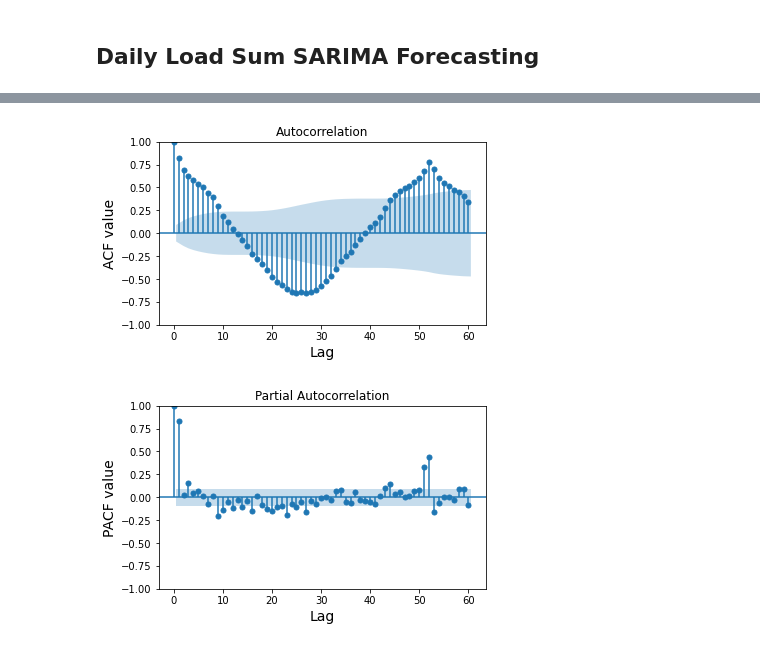
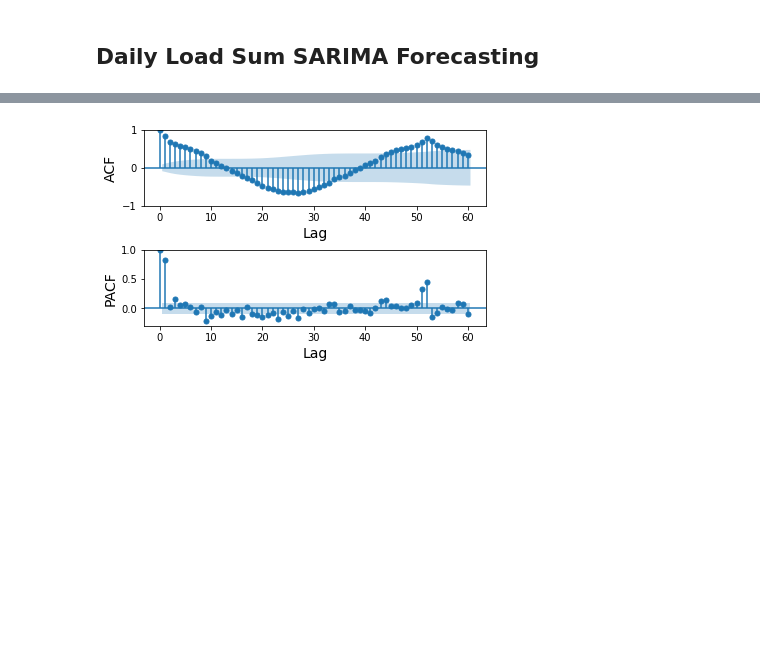
Before and after one commit to BleakHeart/Report-2, a Jupyter notebook: src/SARIMA.ipynb, the cells around one changed output, grey strips where cells are left out. Cells and saved outputs as stored; diff of their text form; code cells hidden in the pictures; blank space fills up the shorter version.

```diff
--- a/src/SARIMA.ipynb
+++ b/src/SARIMA.ipynb
@@ -349,0 +350,11 @@ df
+# %%
+plot_data(
+    df=df_W,
+    file='Poland_Load_W_resampled_detrend',
+    lw=0.9,
+    feature='Load_detrend'
+)
+
+df_W.set_index('Date', inplace=True)
+
+df_W
@@ -350,5 +377,5 @@ df
 # %%
-weekly_Load = df[['Load_detrend']].copy()
+weekly_Load = df_W[['Load_detrend']].copy()
 weekly_Load
 # %% [output]
 |  | Load_detrend |
@@ -368,25 +436,26 @@ weekly_Load
 # %%
+ax = latex_settings(nrows=2, ncols=1)
+
 lag = 60
-ax = latex_settings()
-fig = sm.graphics.tsa.plot_acf(weekly_Load, lags=lag, ax=ax)
-ax.set_xlabel('Lag')
-ax.set_ylabel('ACF value')
-plt.savefig('../Images/SARIMAX/ACF_weeks.png')
-plt.show()
-plt.clf()
-plt.close()
 
-ax = latex_settings()
-fig = sm.graphics.tsa.plot_pacf(weekly_Load, lags=lag, ax=ax)
-ax.set_xlabel('Lag')
-ax.set_ylabel('PACF value')
-plt.savefig('../Images/SARIMAX/PACF_weeks.png')
-plt.show()
-plt.clf()
-plt.close()
+fig = sm.graphics.tsa.plot_acf(weekly_Load, lags=lag, ax=ax[0], title=None)
+ax[0].set_xlabel('Lag')
+ax[0].set_ylabel('ACF')
+
+fig = sm.graphics.tsa.plot_pacf(weekly_Load, lags=lag, ax=ax[1], title=None)
+ax[1].set_xlabel('Lag')
+ax[1].set_ylabel('PACF')
+ax[1].set_ylim(-0.3, 1.)
+
+
+filepath = '../Images/SARIMAX/ACF_PACF/'
+file = 'ACF_PACF_weeks'
+if os.path.isfile(filepath + file):
+    pass
+else:
+    plt.savefig(f'{filepath}{file}.png', dpi=800, trasparent=True)
 # %% [output]
-[figure, old version]
+[figure, new version]
-[figure, removed]
 # %%
 sTest = StationarityTests()
 sTest.kpss_Stationarity_Test(weekly_Load['Load_detrend'])
```
Also changed, not shown: parts of 37 cells of this notebook.
